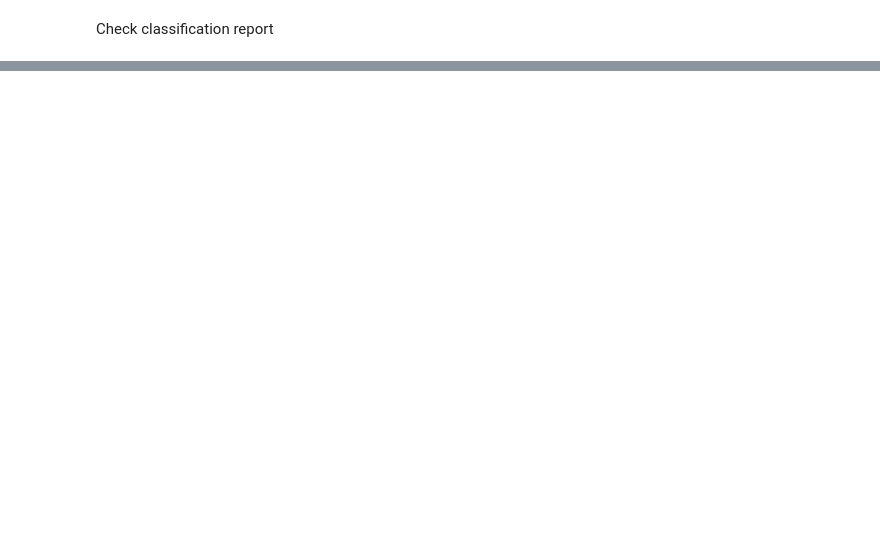
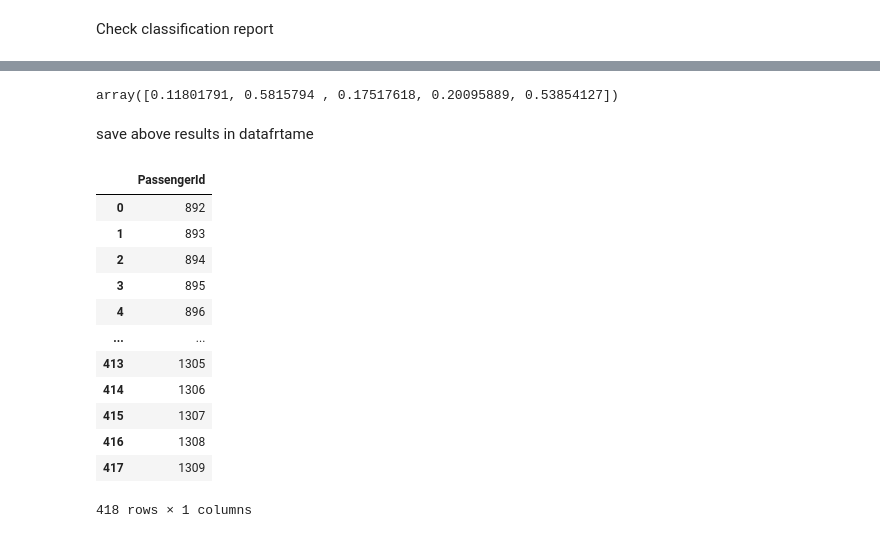
Before and after one commit to kanchu9462/vs-code_Thu_Fri_6_8pm, a Jupyter notebook: Gradient Boosting Classifiacation/GBC.ipynb, the cells around one changed output, grey strips where cells are left out. Cells and saved outputs as stored; diff of their text form; code cells hidden in the pictures; blank space fills up the shorter version.

```diff
--- a/Gradient Boosting Classifiacation/GBC.ipynb
+++ b/Gradient Boosting Classifiacation/GBC.ipynb
@@ -315,0 +398,24 @@ weighted avg       0.80      0.80      0.80       179
+# %%
+prob = best_gbc.predict_proba(xnew_pre)[:,1]
+prob[0:5]
+# %% [output]
+array([0.11801791, 0.5815794 , 0.17517618, 0.20095889, 0.53854127])
+# %% [markdown]
+save above results in datafrtame
+# %%
+df_final = xnew[['PassengerId']]
+df_final
+# %% [output]
+|  | PassengerId |
+| 0 | 892 |
+| 1 | 893 |
+| 2 | 894 |
+| 3 | 895 |
+| 4 | 896 |
+| ... | ... |
+| 413 | 1305 |
+| 414 | 1306 |
+| 415 | 1307 |
+| 416 | 1308 |
+| 417 | 1309 |
+418 rows × 1 columns
```
Also changed, not shown: parts of 27 cells of this notebook, 12 other files.
